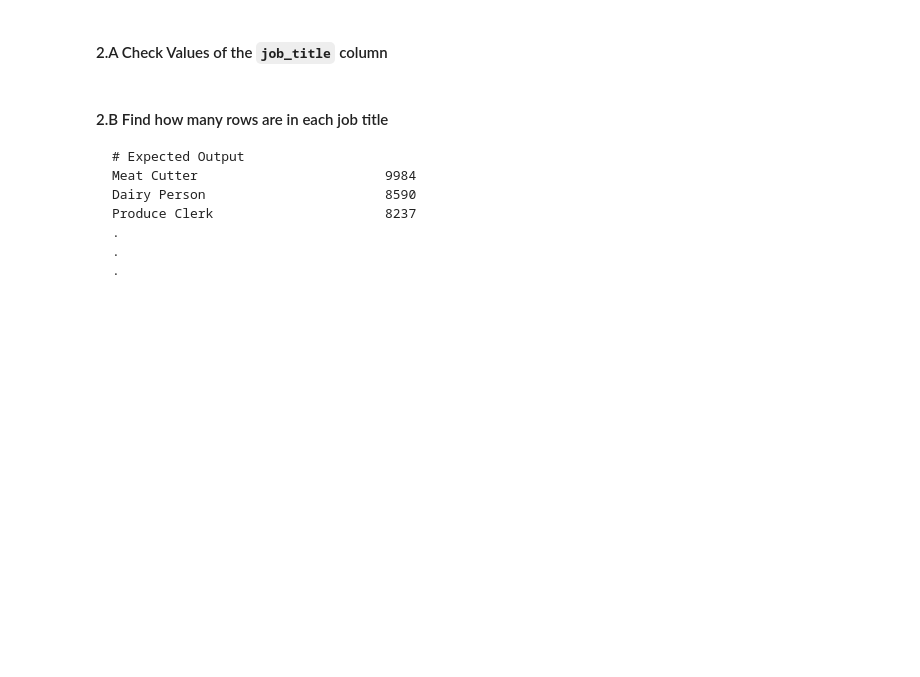
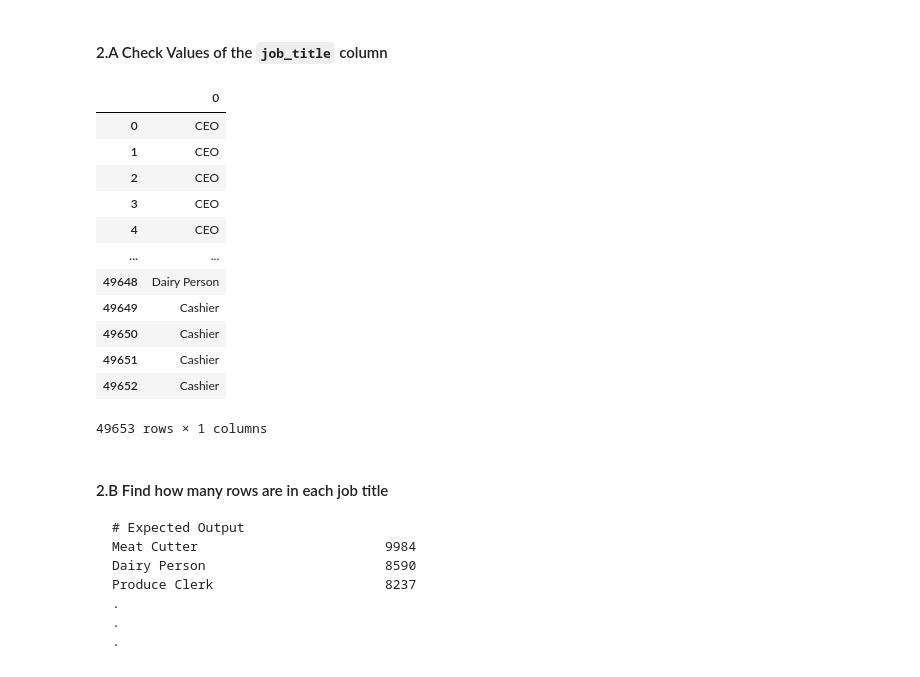
Before and after one commit to sameerhingoro/IOD, a Jupyter notebook: IOD_Lab_1_1_3_Pandas.ipynb, the cells around one changed output. Drawn from its saved outputs; the diff is of its cells as text; code cells hidden in the pictures; blank space fills up the shorter version.

```diff
--- a/IOD_Lab_1_1_3_Pandas.ipynb
+++ b/IOD_Lab_1_1_3_Pandas.ipynb
@@ -171,3 +169,21 @@ memory usage: 6.8+ MB
+# %%
+# A:
+job_title_values = df["job_title"].values
+pd.DataFrame(job_title_values)
+# %% [output]
+|  | 0 |
+| 0 | CEO |
+| 1 | CEO |
+| 2 | CEO |
+| 3 | CEO |
+| 4 | CEO |
+| ... | ... |
+| 49648 | Dairy Person |
+| 49649 | Cashier |
+| 49650 | Cashier |
+| 49651 | Cashier |
+| 49652 | Cashier |
+49653 rows × 1 columns
 # %% [markdown]
 #### 2.B Find how many rows are in each job title
 
```
Also changed, not shown: parts of 5 cells of this notebook.
